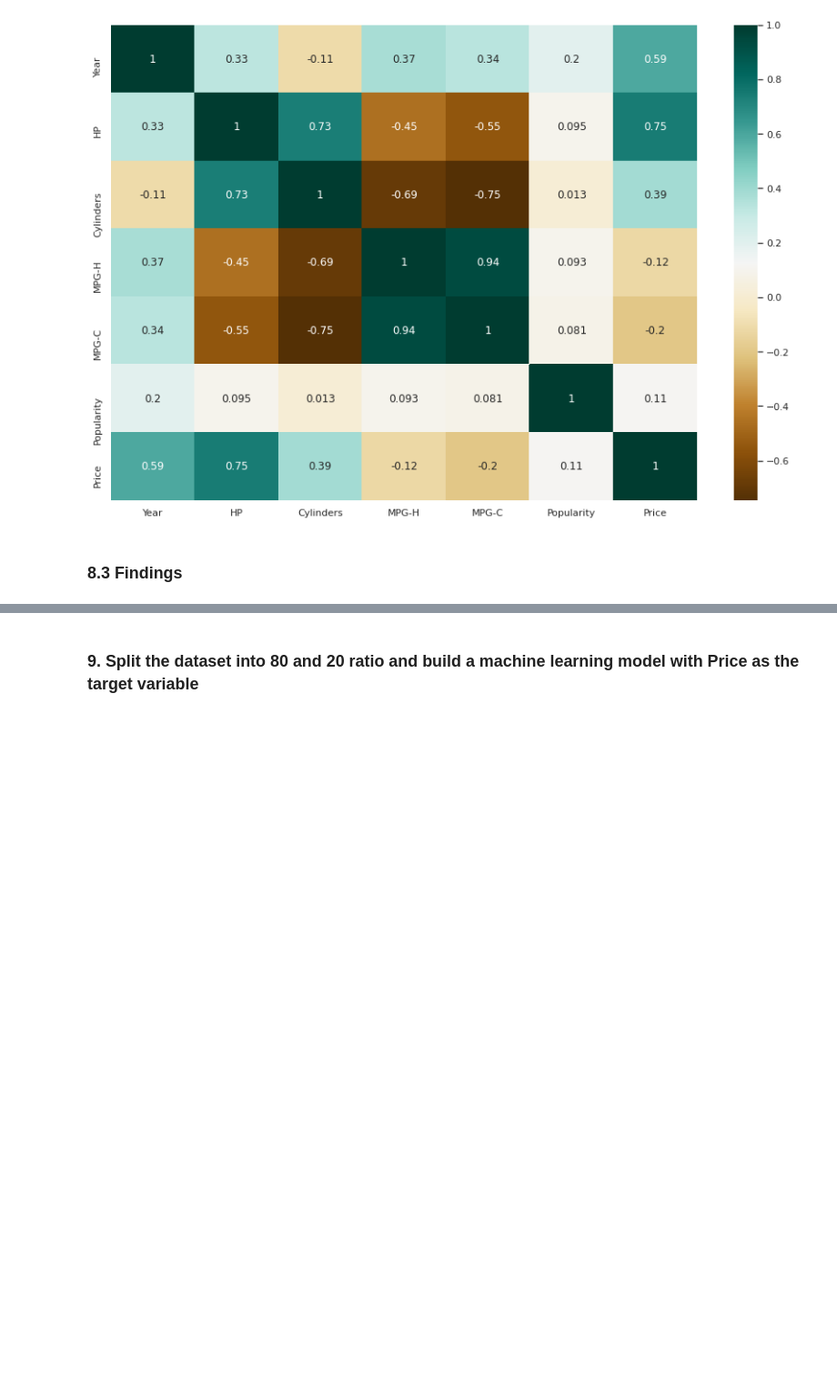
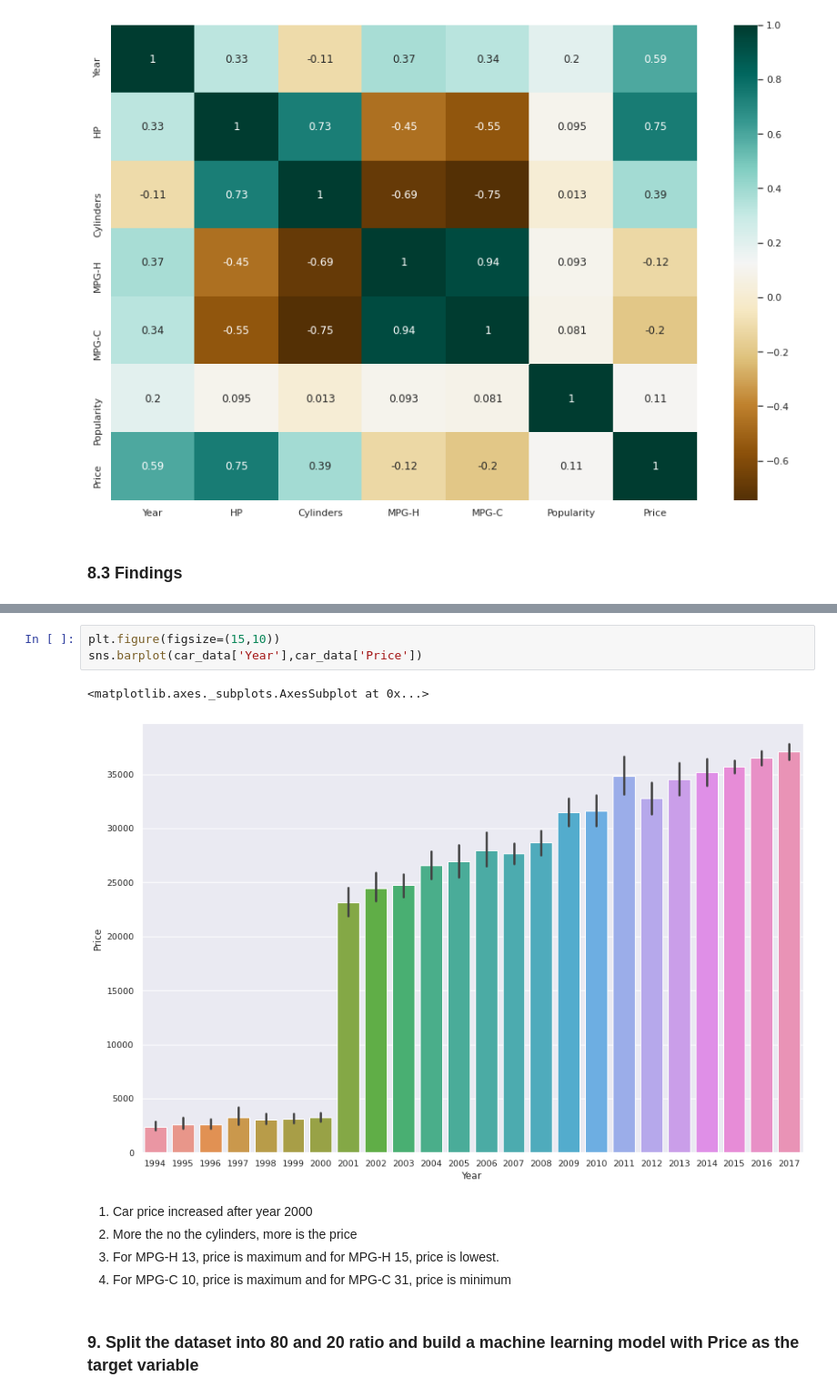
Before and after one commit to Neelanjan-Goswami/ML-Internship, a Jupyter notebook: Internship_Project.ipynb, the cells around one changed output, grey strips where cells are left out. Shown at 91% size. Saved outputs shown, nothing was run; the diff lists cells and outputs as text; blank space fills up the shorter version.

```diff
--- a/Internship_Project.ipynb
+++ b/Internship_Project.ipynb
@@ -692,2 +707,13 @@ carc
+# %%
+plt.figure(figsize=(15,10))
+sns.barplot(car_data['Year'],car_data['Price'])
+# %% [output]
+<matplotlib.axes._subplots.AxesSubplot at 0x...>
+[figure, added]
+# %% [markdown]
+1. Car price increased after year 2000
+2. More the no the cylinders, more is the price
+3. For MPG-H 13, price is maximum and for MPG-H 15, price is lowest.
+4. For MPG-C 10, price is maximum and for MPG-C 31, price is minimum
 # %% [markdown]
 ### 9. **Split the dataset into 80 and 20 ratio and build a machine learning model with Price as the target variable**
```
Also changed, not shown: parts of 21 cells of this notebook.
